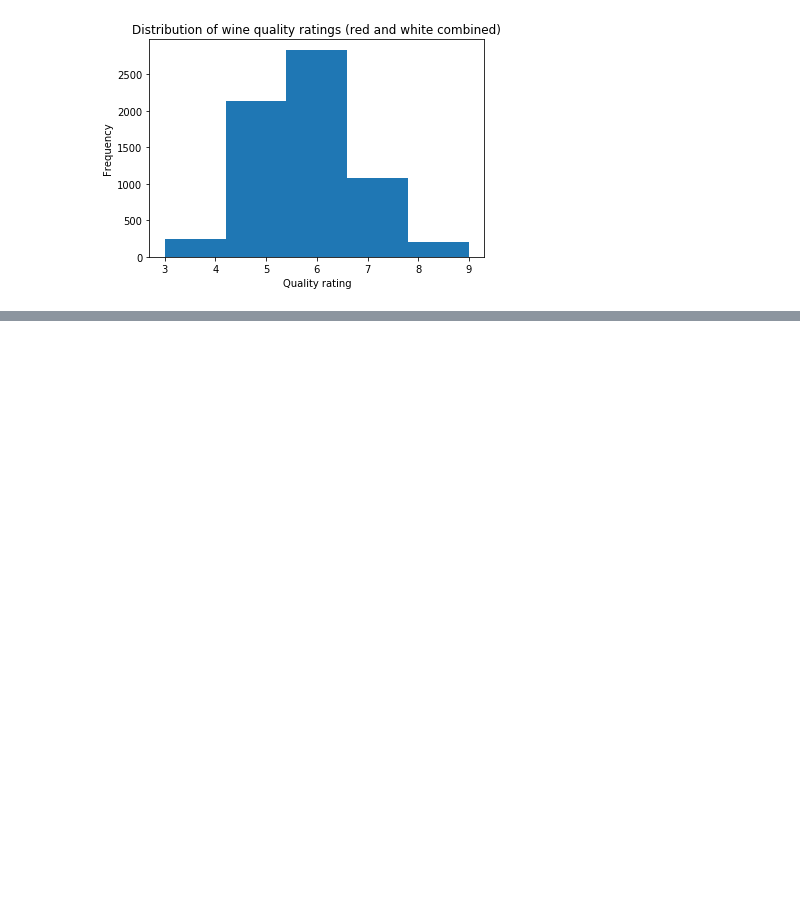
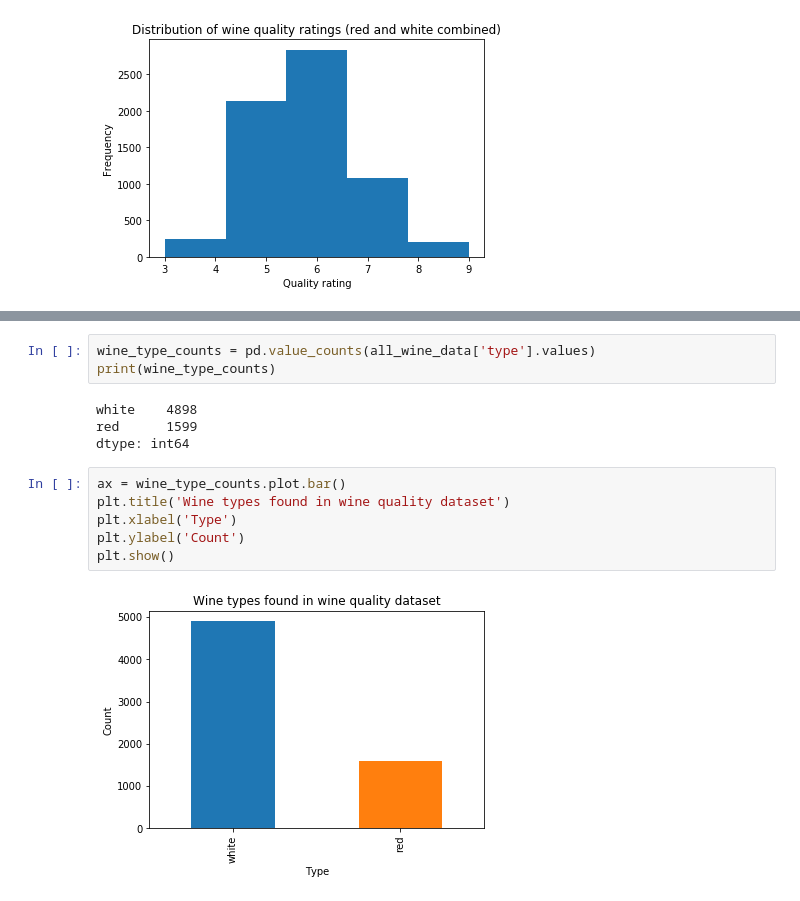
Before and after one commit to andrewhercules/predict-wine-quality, a Jupyter notebook: predict-wine-quality-analysis.ipynb, the cells around one changed output, grey strips where cells are left out. Saved outputs shown, nothing was run; the diff lists cells and outputs as text; blank space fills up the shorter version.

Commit message:
Added bar chart for wine types and correlation heatmap

```diff
--- a/predict-wine-quality-analysis.ipynb
+++ b/predict-wine-quality-analysis.ipynb
@@ -85,0 +97,15 @@ plt.show()
+# %%
+wine_type_counts = pd.value_counts(all_wine_data['type'].values)
+print(wine_type_counts)
+# %% [output]
+white    4898
+red      1599
+dtype: int64
+# %%
+ax = wine_type_counts.plot.bar()
+plt.title('Wine types found in wine quality dataset')
+plt.xlabel('Type')
+plt.ylabel('Count')
+plt.show()
+# %% [output]
+[figure, added]
```
Also changed, not shown: parts of 3 cells of this notebook.
